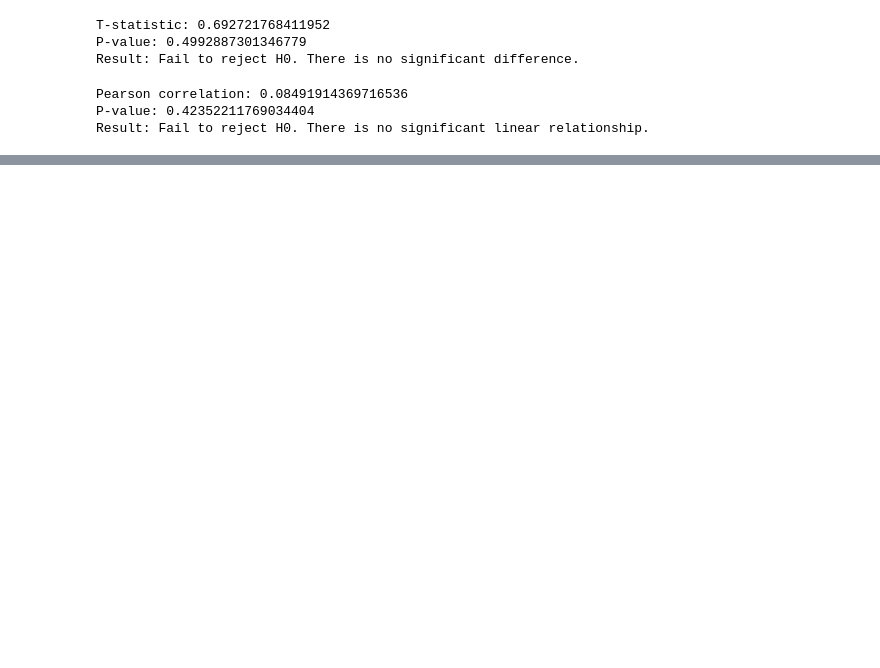
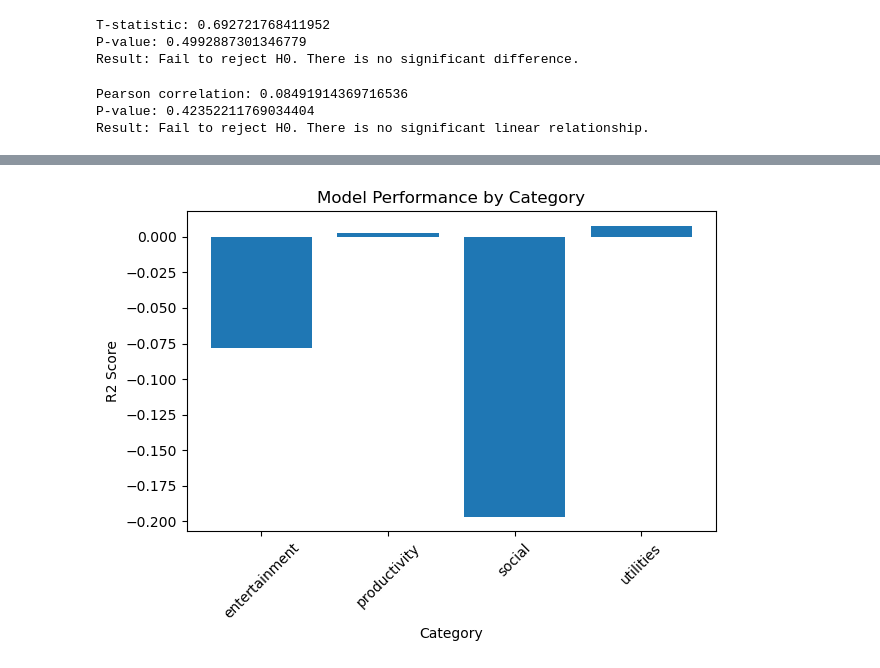
Before and after one commit to sudekeski/DSA210-project, a Jupyter notebook: weather_vs_screen_time_analysis.ipynb, the cells around one changed output, grey strips where cells are left out. Cells and saved outputs as stored; diff of their text form; code cells hidden in the pictures; blank space fills up the shorter version.

```diff
--- a/weather_vs_screen_time_analysis.ipynb
+++ b/weather_vs_screen_time_analysis.ipynb
@@ -359,0 +454,31 @@ Result: Fail to reject H0. There is no significant linear relationship.
+# %%
+# Category columns created from the pivot table
+category_columns = [ "entertainment","productivity","social","utilities"]
+# %%
+# Apply Linear Regression separately for each category
+
+results = []
+
+for target in category_columns:
+    y = final_df[target]
+
+    X_train, X_test, y_train, y_test = train_test_split(
+        X, y, test_size=0.2, random_state=42
+    )
+
+    model = LinearRegression()
+    model.fit(X_train, y_train)
+
+    y_pred = model.predict(X_test)
+
+    mae = mean_absolute_error(y_test, y_pred)
+    r2 = r2_score(y_test, y_pred)
+
+    results.append({
+        "target": target,
+        "MAE": mae,
+        "R2": r2
+    })
+
+category_results = pd.DataFrame(results)
+category_results
@@ -359,0 +491,12 @@ Result: Fail to reject H0. There is no significant linear relationship.
+# %%
+# Plot R2 scores by category
+
+plt.bar(category_results["target"], category_results["R2"])
+plt.xlabel("Category")
+plt.ylabel("R2 Score")
+plt.title("Model Performance by Category")
+plt.xticks(rotation=45)
+plt.tight_layout()
+plt.show()
+# %% [output]
+[figure, added]
```
Also changed, not shown: parts of 19 cells of this notebook.
